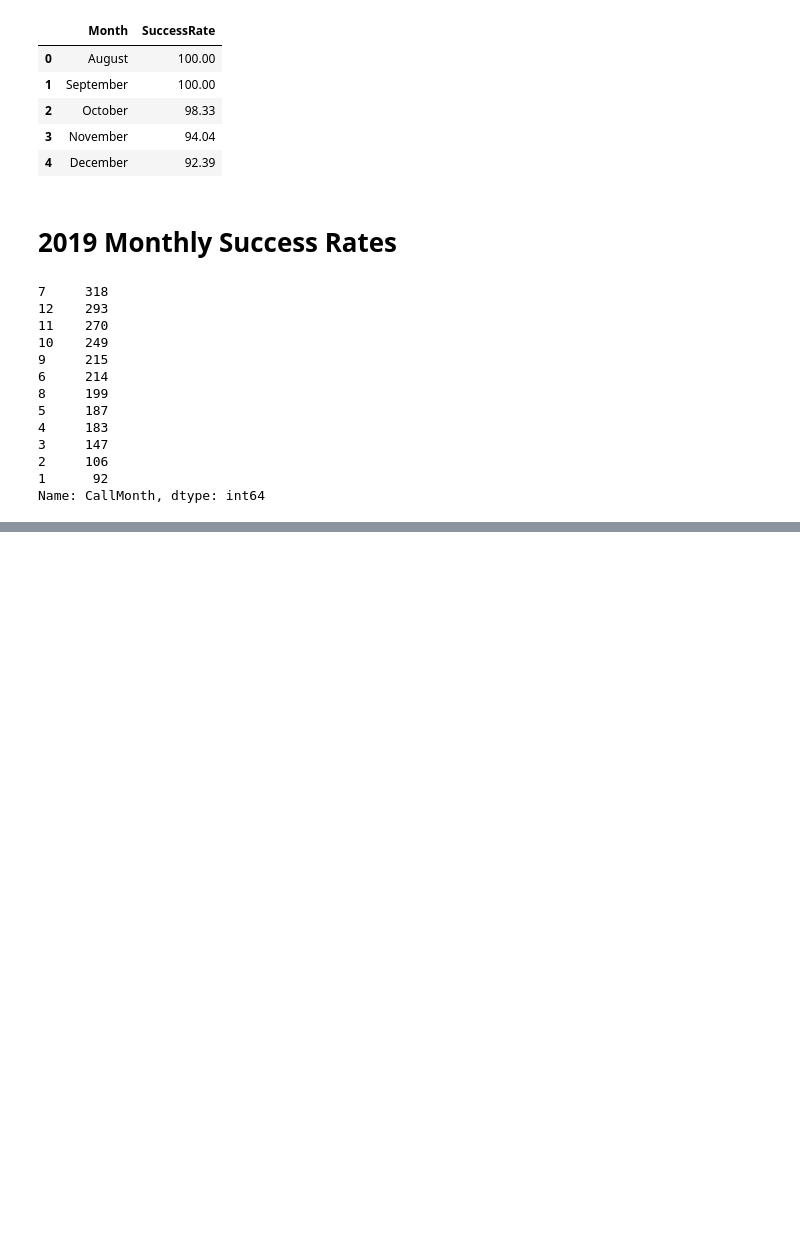
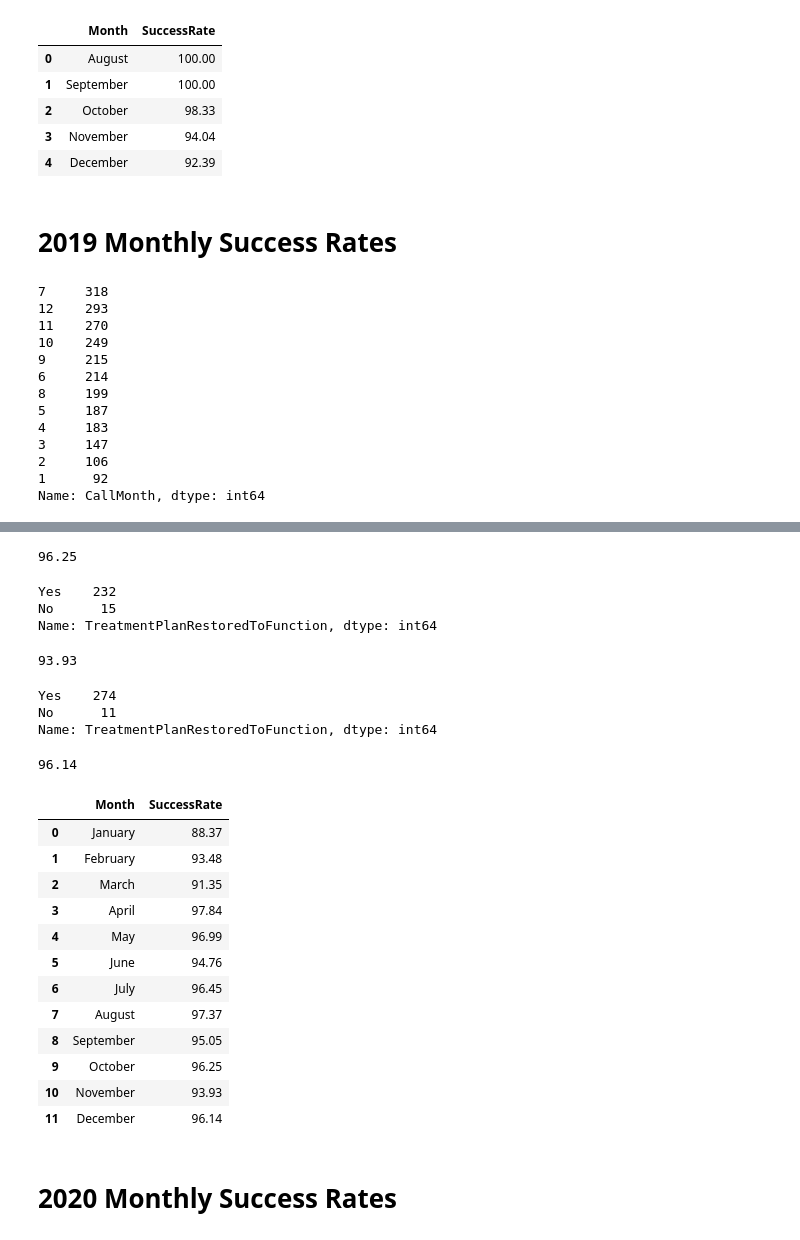
Before and after one commit to bsfcs/smile-on-spiderman, a Jupyter notebook: notebooks/smile_on_eda.ipynb, the cells around one changed output, grey strips where cells are left out. Saved outputs shown, nothing was run; the diff lists cells and outputs as text; code cells hidden in the pictures; blank space fills up the shorter version.

Commit message:
completed success rates for all years

```diff
--- a/notebooks/smile_on_eda.ipynb
+++ b/notebooks/smile_on_eda.ipynb
@@ -509,0 +619,46 @@ Name: CallMonth, dtype: int64
+# %%
+print(round(231/(231+9)*100, 2))
+# %% [output]
+96.25
+# %%
+nov_2019['TreatmentPlanRestoredToFunction'].value_counts()
+# %% [output]
+Yes    232
+No      15
+Name: TreatmentPlanRestoredToFunction, dtype: int64
+# %%
+print(round(232/(232+15)*100, 2))
+# %% [output]
+93.93
+# %%
+dec_2019['TreatmentPlanRestoredToFunction'].value_counts()
+# %% [output]
+Yes    274
+No      11
+Name: TreatmentPlanRestoredToFunction, dtype: int64
+# %%
+print(round(274/(274+11)*100, 2))
+# %% [output]
+96.14
+# %%
+data_2019 = {'Month': ['January','February','March','April', 'May', 'June', 'July', 'August', 'September', 'October', 'November', 'December'],
+        'SuccessRate': [88.37,93.48,91.35,97.84,96.99,94.76,96.45,97.37,95.05,96.25,93.93,96.14]}
+
+success_rate_2019 = pd.DataFrame(data_2019, columns = ['Month', 'SuccessRate'])
+success_rate_2019.head(12)
+# %% [output]
+|  | Month | SuccessRate |
+| 0 | January | 88.37 |
+| 1 | February | 93.48 |
+| 2 | March | 91.35 |
+| 3 | April | 97.84 |
+| 4 | May | 96.99 |
+| 5 | June | 94.76 |
+| 6 | July | 96.45 |
+| 7 | August | 97.37 |
+| 8 | September | 95.05 |
+| 9 | October | 96.25 |
+| 10 | November | 93.93 |
+| 11 | December | 96.14 |
+# %% [markdown]
+# 2020 Monthly Success Rates
```
Also changed, not shown: parts of 46 cells of this notebook.
